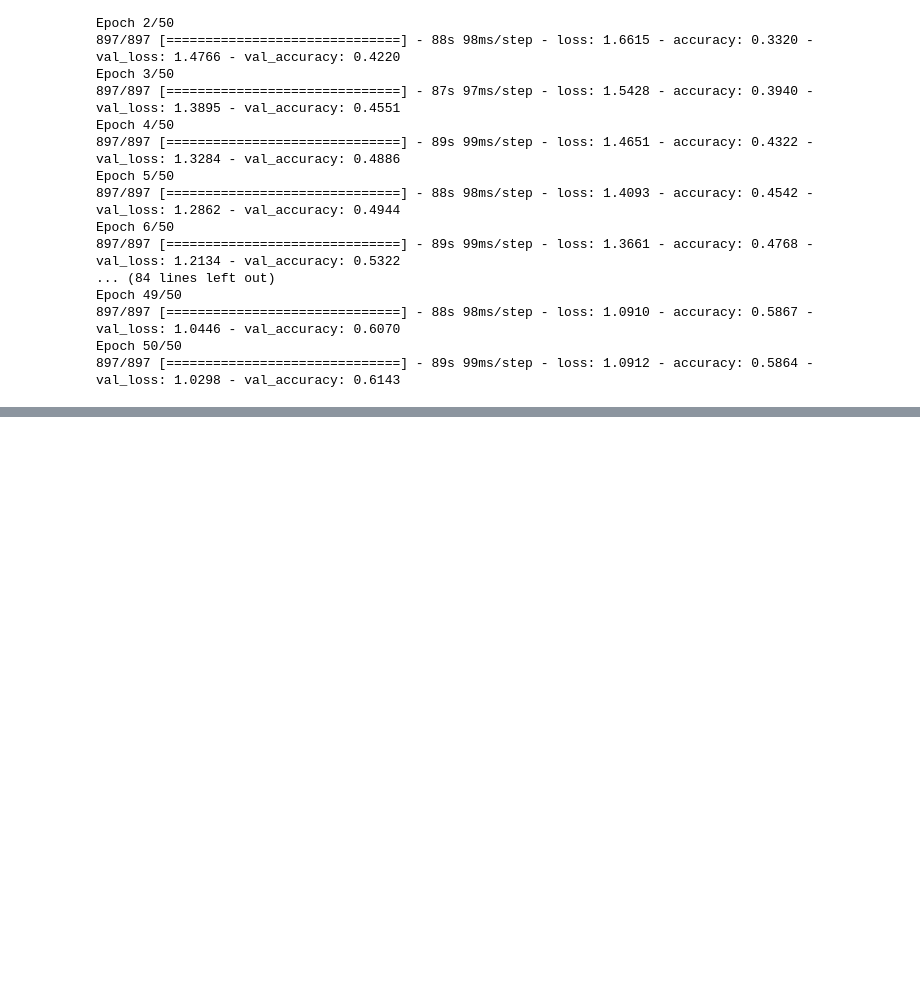
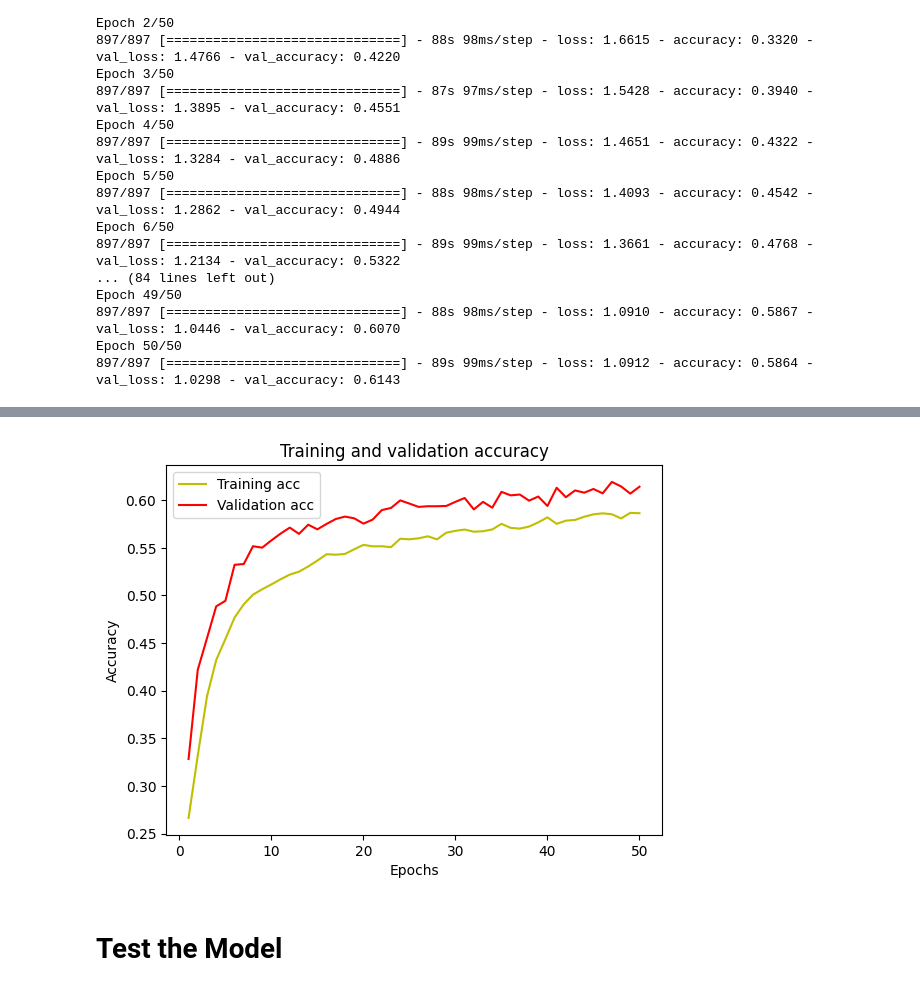
Before and after one commit to Innex42/AI-CW, a Jupyter notebook: train_emotion_detection.ipynb, the cells around one changed output, grey strips where cells are left out. Drawn from its saved outputs; the diff is of its cells as text; code cells hidden in the pictures; blank space fills up the shorter version.

Commit message:
Added some testing of the model

```diff
--- a/train_emotion_detection.ipynb
+++ b/train_emotion_detection.ipynb
@@ -154,0 +169,17 @@ Epoch 50/50
+# %%
+acc = history.history['accuracy']
+
+val_acc = history.history['val_accuracy']
+# %%
+#check the validation anf training accuracy over each epoch
+plt.plot(epochs, acc, 'y', label='Training acc')
+plt.plot(epochs, val_acc, 'r', label='Validation acc')
+plt.title('Training and validation accuracy')
+plt.xlabel('Epochs')
+plt.ylabel('Accuracy')
+plt.legend()
+plt.show()
+# %% [output]
+[figure, added]
+# %% [markdown]
+# Test the Model
```
Also changed, not shown: parts of 6 cells of this notebook.
